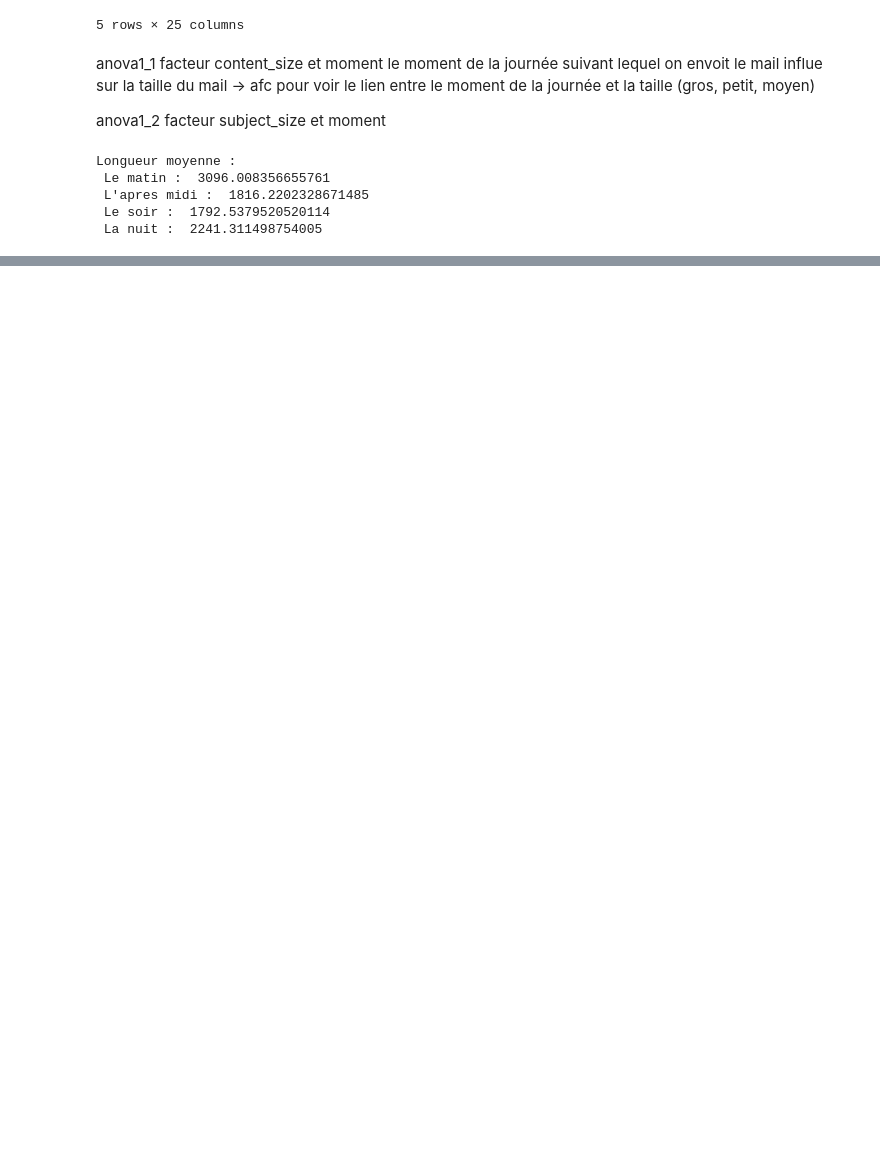
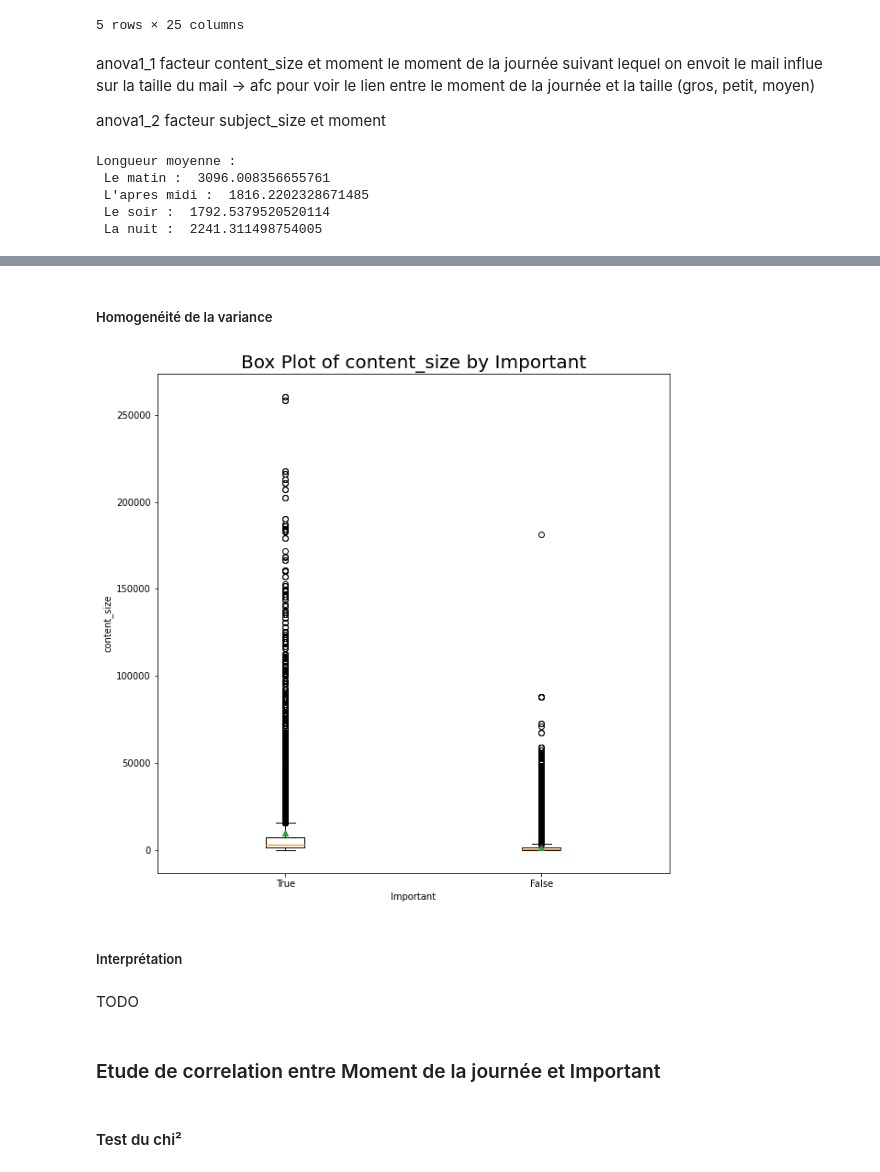
Before and after one commit to Rudy-balzano/ProjetDataScience, a Jupyter notebook: DS_project.ipynb, the cells around one changed output, grey strips where cells are left out. Cells and saved outputs as stored; diff of their text form; code cells hidden in the pictures; blank space fills up the shorter version.

```diff
--- a/DS_project.ipynb
+++ b/DS_project.ipynb
@@ -501,0 +552,31 @@ dataset_anovaCU.to_csv('dataset_anovaCU.csv')
+# %% [markdown]
+##### Homogenéité de la variance
+# %%
+stats.levene(df['content_size'][df['Important'] == 'True'],
+             df['content_size'][df['Important'] == 'False'])
+
+fig = plt.figure(figsize= (10, 10))
+ax = fig.add_subplot(111)
+
+ax.set_title("Box Plot of content_size by Important", fontsize= 20)
+ax.set
+
+data = [df['content_size'][df['Important'] == 'True'],
+        df['content_size'][df['Important'] == 'False']]
+
+ax.boxplot(data,
+           labels= ['True', 'False'],
+           showmeans= True)
+
+plt.xlabel("Important")
+plt.ylabel("content_size")
+
+plt.show()
+# %% [output]
+[figure, added]
+# %% [markdown]
+##### Interprétation
+# %% [markdown]
+TODO
+# %% [markdown]
+### Etude de correlation entre Moment de la journée et Important
@@ -501,0 +585,2 @@ dataset_anovaCU.to_csv('dataset_anovaCU.csv')
+# %% [markdown]
+#### Test du chi²
```
Also changed, not shown: parts of 23 cells of this notebook, 6 other files.
